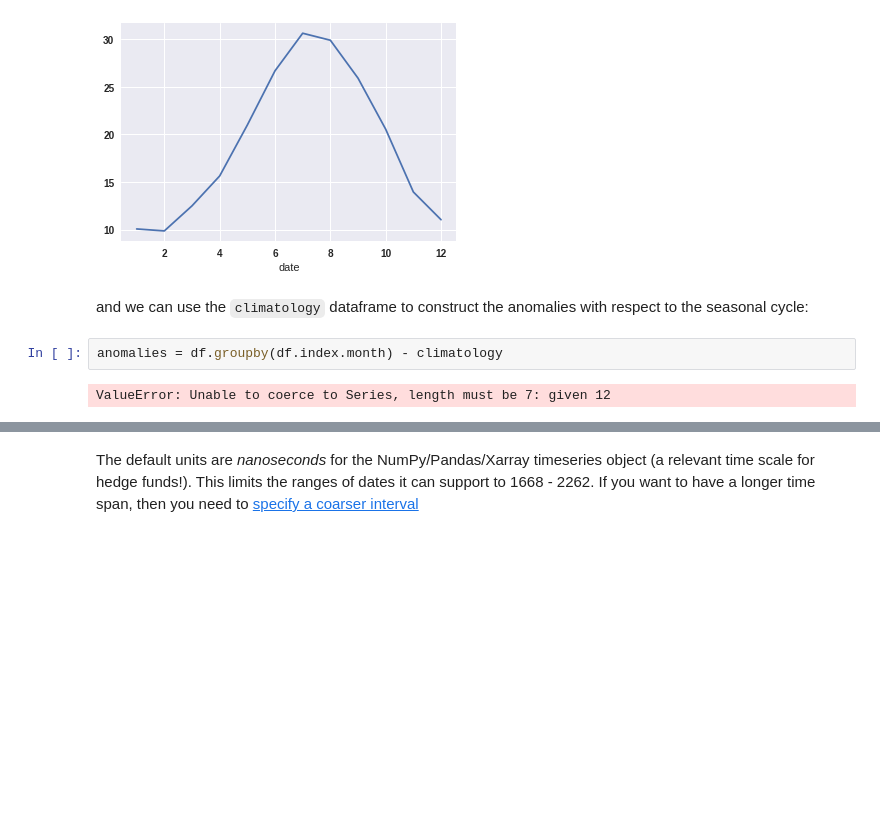
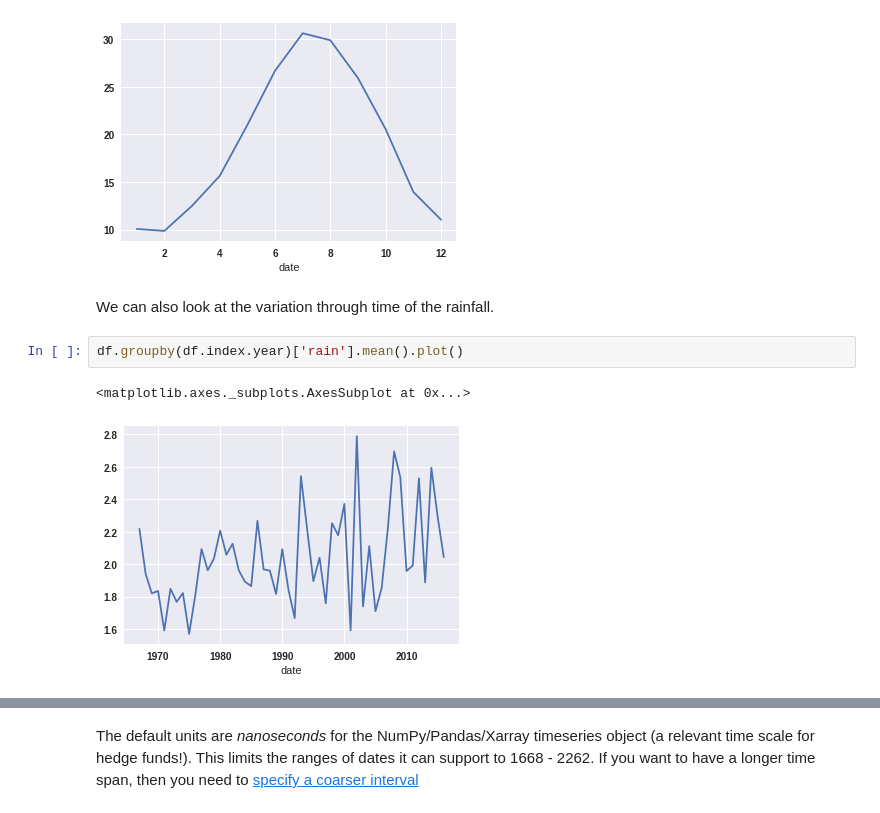
Before and after one commit to braaannigan/climate_python_intro, a Jupyter notebook: pandas_1.ipynb, the cells around one changed output, grey strips where cells are left out. Drawn from its saved outputs; the diff is of its cells as text; blank space fills up the shorter version.

````diff
--- a/pandas_1.ipynb
+++ b/pandas_1.ipynb
@@ -240,9 +236,10 @@ climatology.mean_temperature.plot()
 plt.show()
 # %% [output]
 [figure]
-# %% [markdown]
-and we can use the ```climatology``` dataframe to construct the anomalies with respect to the seasonal cycle:
-# %%
-anomalies = df.groupby(df.index.month) - climatology
-# %% [output]
-ValueError: Unable to coerce to Series, length must be 7: given 12
+# %% [markdown]
+We can also look at the variation through time of the rainfall.
+# %%
+df.groupby(df.index.year)['rain'].mean().plot()
+# %% [output]
+<matplotlib.axes._subplots.AxesSubplot at 0x...>
+[figure, added]
````
Also changed, not shown: parts of 26 cells of this notebook, 4 other files.
